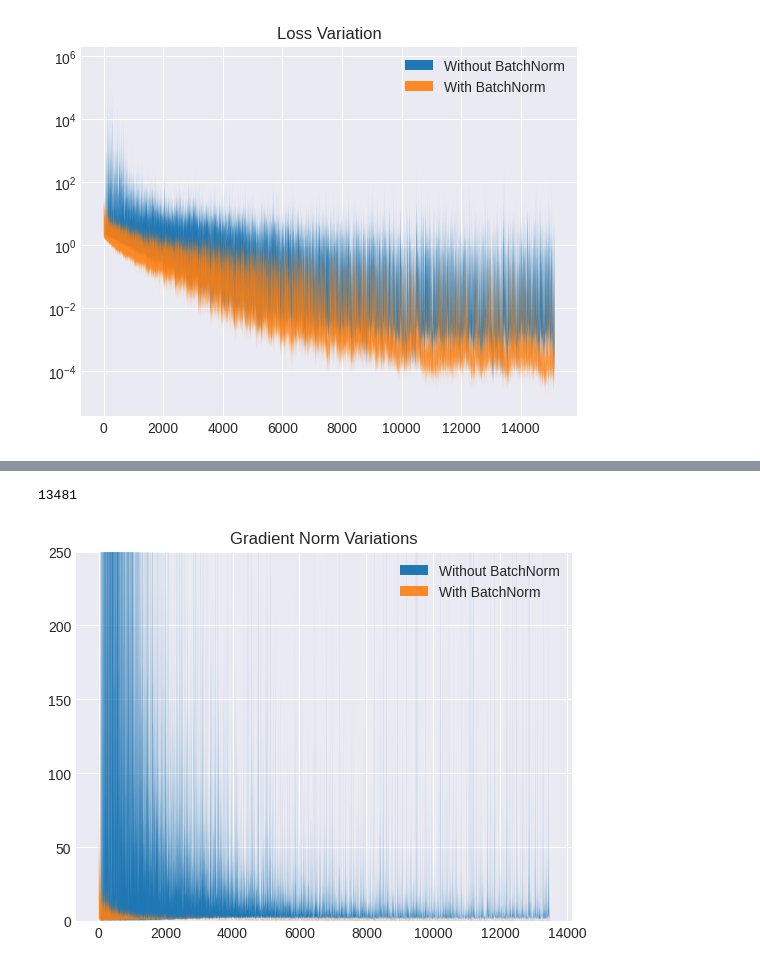
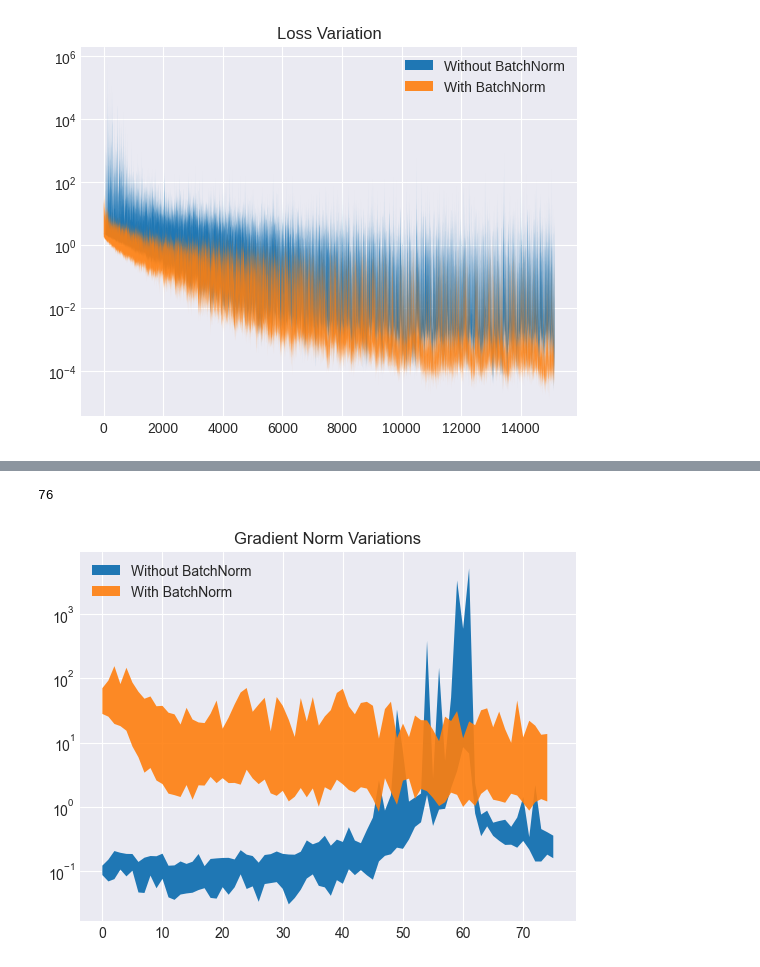
Before and after one commit to novastar53/novastar53.github.io, a Jupyter notebook: site/how-batchnorm-works-part-2.ipynb, the cells around one changed output, grey strips where cells are left out. Cells and saved outputs as stored; diff of their text form; code cells hidden in the pictures.

```diff
--- a/site/how-batchnorm-works-part-2.ipynb
+++ b/site/how-batchnorm-works-part-2.ipynb
@@ -466,7 +448,6 @@ try:
               loss_landscape_step(baseline_copy,
                                   batch,
                                   labels,
-                                  baseline_loss,
                                   baseline_grads,
                                   max_step=40,
                                   step_size=1,
@@ -485,7 +466,6 @@ try:
             loss_landscape_step(candidate,
                                 batch,
                                 labels,
-                                candidate_loss,
                                 candidate_grads,
                                 max_step=40,
                                 step_size=1,
@@ -672,22 +650,22 @@ Received KeyboardInterrupt. Exiting...
 # %%
 print(len(baseline_grad_landscape_ranges))
 baseline_min_vals = [ s[0] for s in baseline_grad_landscape_ranges ]
 baseline_max_vals = [ s[1] for s in baseline_grad_landscape_ranges ]
 baseline_x_vals = list(range(len(baseline_min_vals)))
 
 plt.fill_between(baseline_x_vals, baseline_min_vals, baseline_max_vals, alpha=1.0, label="Without BatchNorm")
 
 candidate_min_vals = [ s[0] for s in candidate_grad_landscape_ranges ]
 candidate_max_vals = [ s[1] for s in candidate_grad_landscape_ranges ]
 candidate_x_vals = list(range(len(candidate_min_vals)))
 
 plt.fill_between(candidate_x_vals, candidate_min_vals, candidate_max_vals, alpha=0.9, label="With BatchNorm")
 
-plt.ylim(0, 250)
-#plt.yscale("log")
+#jplt.ylim(0, 250)
+plt.yscale("log")
 plt.legend()
 plt.title("Gradient Norm Variations")
 plt.show()
 # %% [output]
-13481
+76
-[figure, old version]
+[figure, new version]
```
Also changed, not shown: parts of 4 cells of this notebook.
